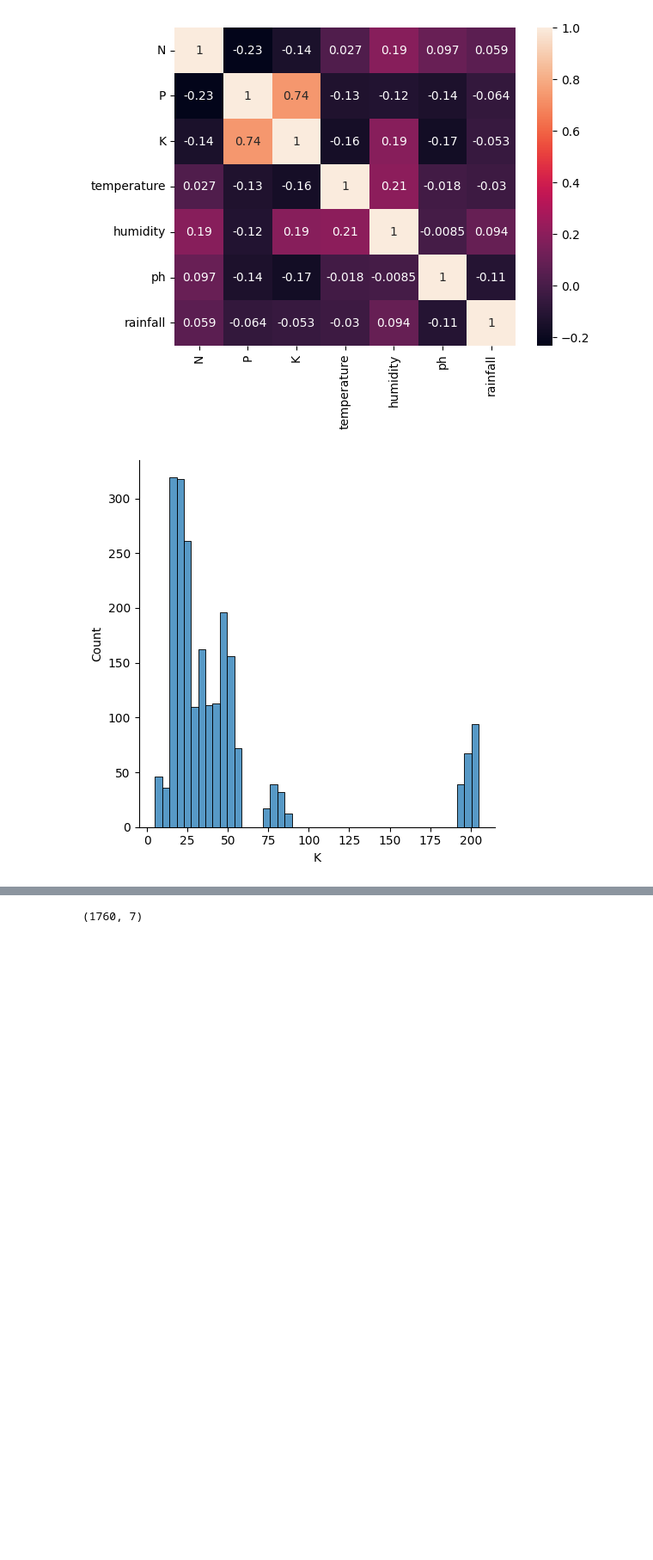
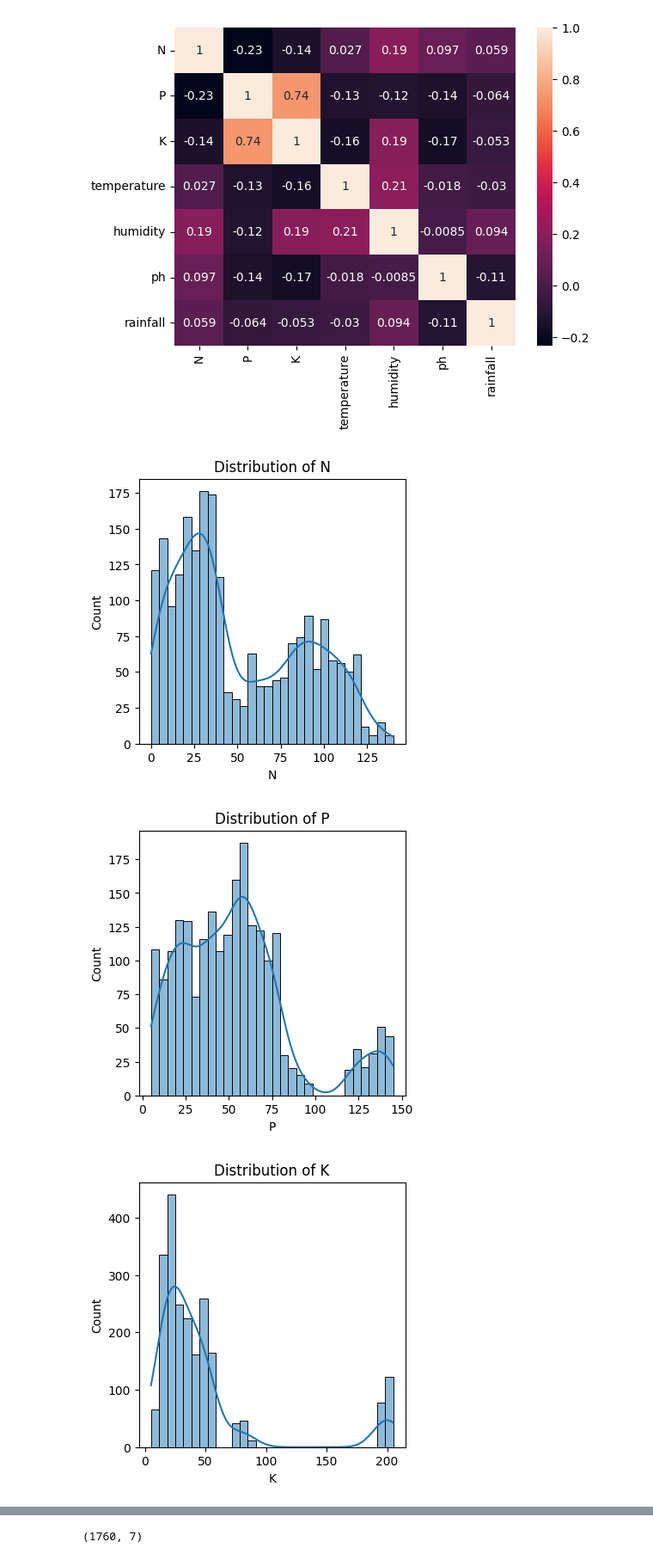
Before and after one commit to Akshay-kumar-patil/crop_fertilizer_prediction, a Jupyter notebook: Crop_&_Fertilizer_Recommendation_System/crop.ipynb, the cells around one changed output, grey strips where cells are left out. Shown at 86% size. Saved outputs shown, nothing was run; the diff lists cells and outputs as text; code cells hidden in the pictures; blank space fills up the shorter version.

```diff
--- a/Crop_&_Fertilizer_Recommendation_System/crop.ipynb
+++ b/Crop_&_Fertilizer_Recommendation_System/crop.ipynb
@@ -119,7 +119,12 @@ sns.heatmap(df1.corr(numeric_only=True),annot=True)
 <Axes: >
 [figure]
 # %%
-sns.displot(df1['K'])
-plt.show()
+for col in df1.columns[:-1]:
+    plt.figure(figsize=(4,4))
+    sns.histplot(df1[col],kde=True,bins=30)
+    plt.title(f"Distribution of {col}")
+    plt.show()
 # %% [output]
-[figure, old version]
+[figure, new version]
+[figure, added]
+[figure, added]
```
Also changed, not shown: parts of 14 cells of this notebook, 1 other file.
